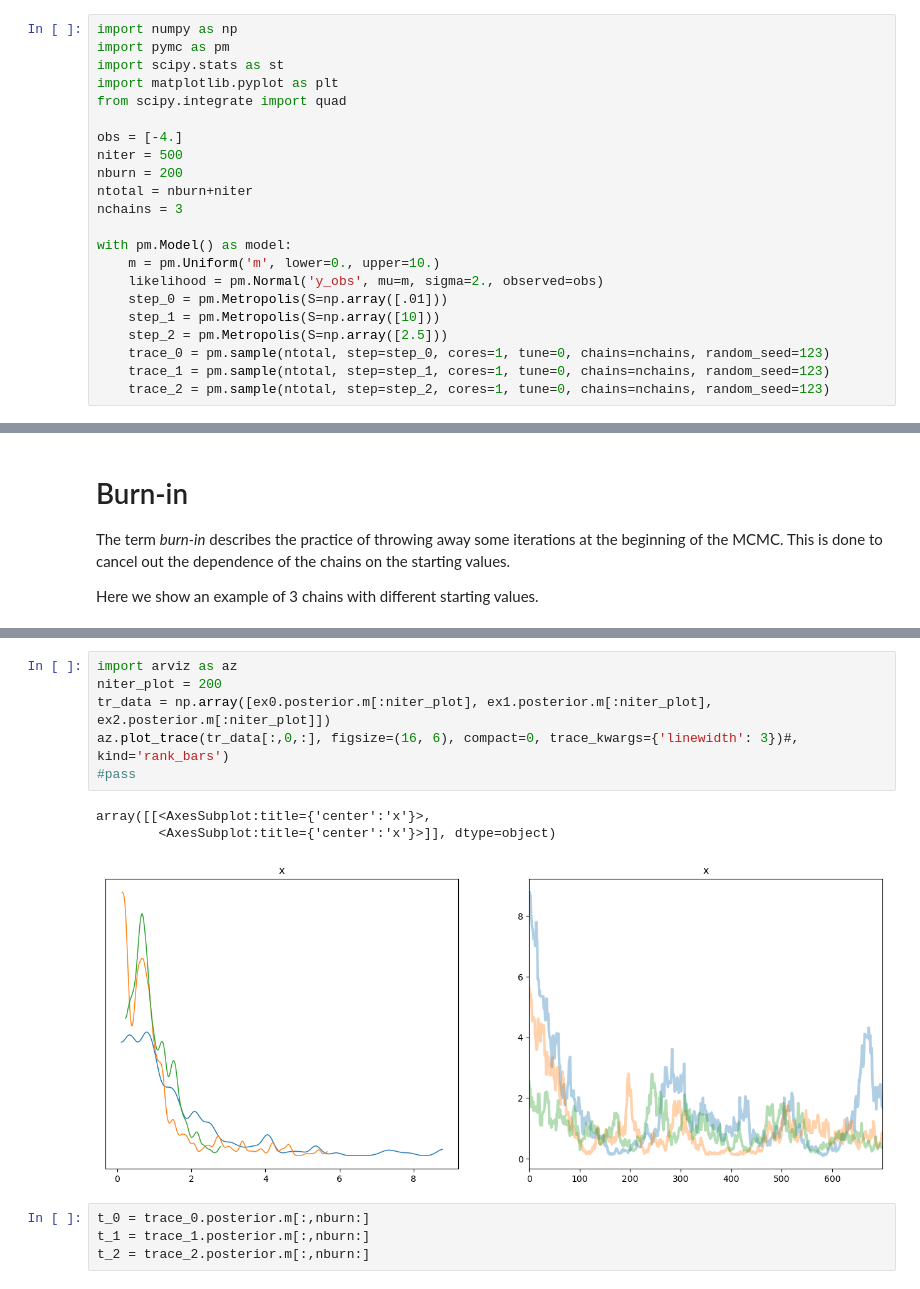
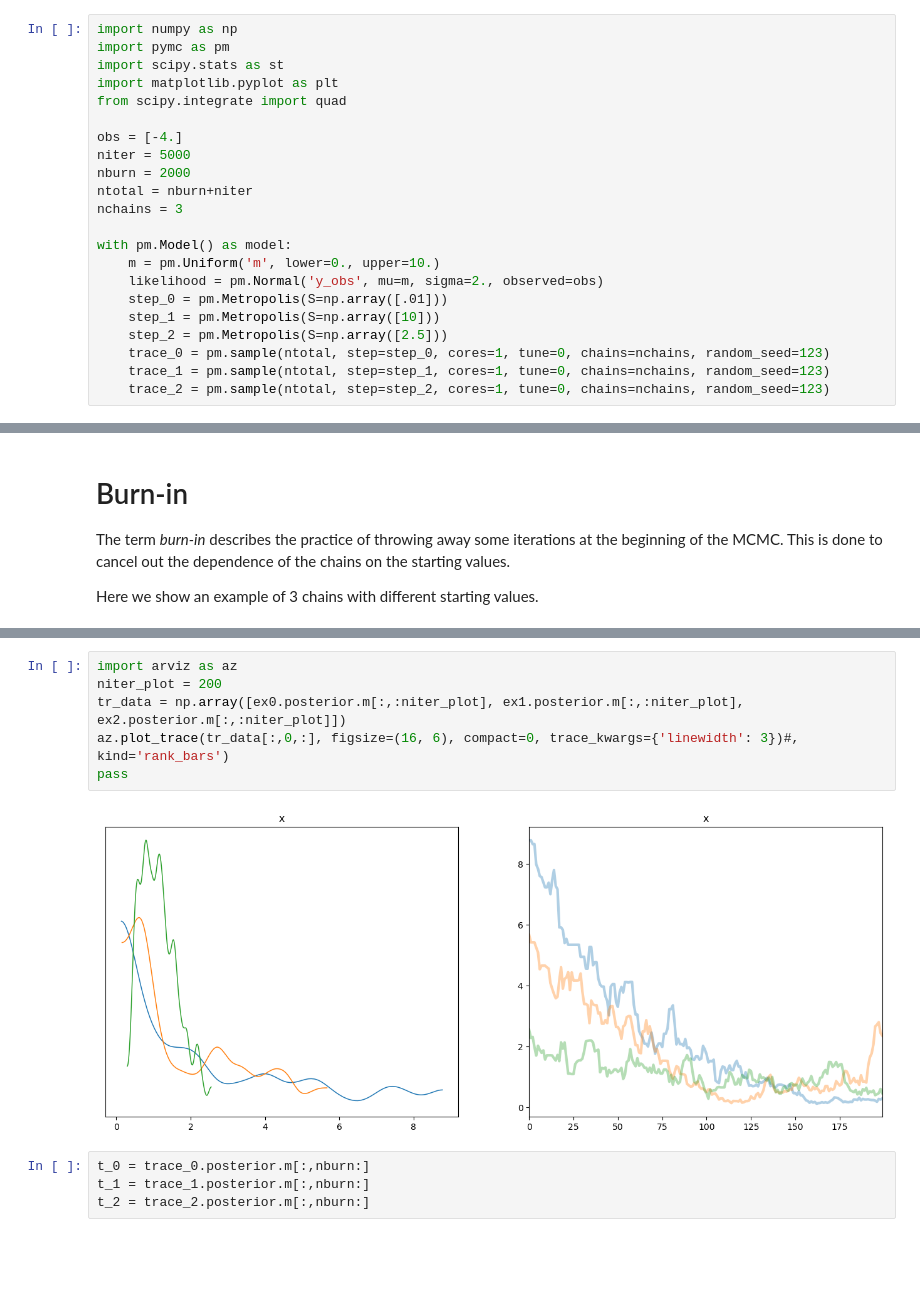
Before and after one commit to fcastagna/mcmc_convergence, a Jupyter notebook: convergence.ipynb, the cells around one changed output, grey strips where cells are left out. Drawn from its saved outputs; the diff is of its cells as text; blank space fills up the shorter version.

```diff
--- a/convergence.ipynb
+++ b/convergence.ipynb
@@ -29,8 +29,8 @@ import matplotlib.pyplot as plt
 from scipy.integrate import quad
 
 obs = [-4.]
-niter = 500
-nburn = 200
+niter = 5000
+nburn = 2000
 ntotal = nburn+niter
 nchains = 3
 
@@ -75,13 +75,11 @@ with model:
 # %%
 import arviz as az
 niter_plot = 200
-tr_data = np.array([ex0.posterior.m[:niter_plot], ex1.posterior.m[:niter_plot], ex2.posterior.m[:niter_plot]])
+tr_data = np.array([ex0.posterior.m[:,:niter_plot], ex1.posterior.m[:,:niter_plot], ex2.posterior.m[:,:niter_plot]])
 az.plot_trace(tr_data[:,0,:], figsize=(16, 6), compact=0, trace_kwargs={'linewidth': 3})#, kind='rank_bars')
-#pass
+pass
 # %% [output]
-array([[<AxesSubplot:title={'center':'x'}>,
-        <AxesSubplot:title={'center':'x'}>]], dtype=object)
-[figure, old version]
+[figure, new version]
 # %%
 t_0 = trace_0.posterior.m[:,nburn:]
 t_1 = trace_1.posterior.m[:,nburn:]
```
Also changed, not shown: parts of 27 cells of this notebook.
